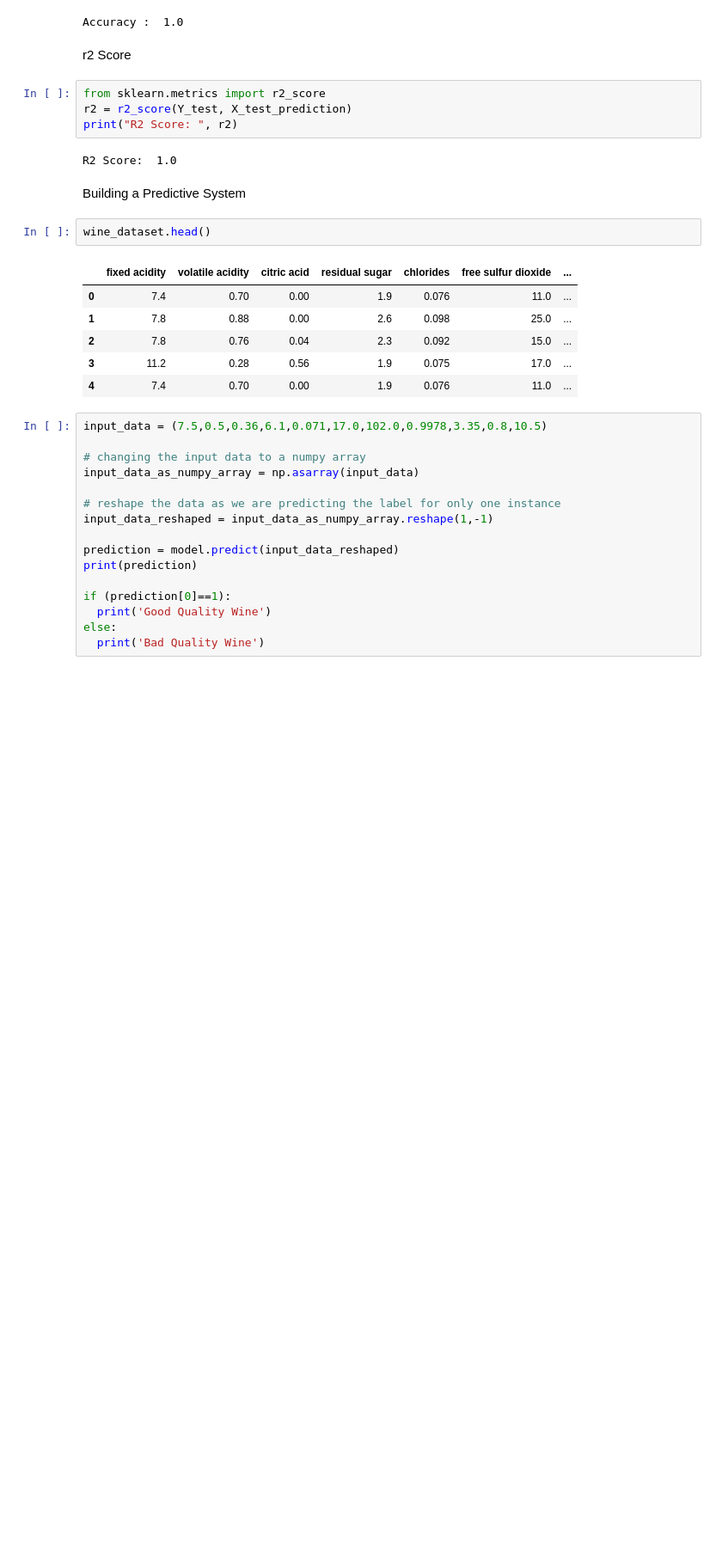
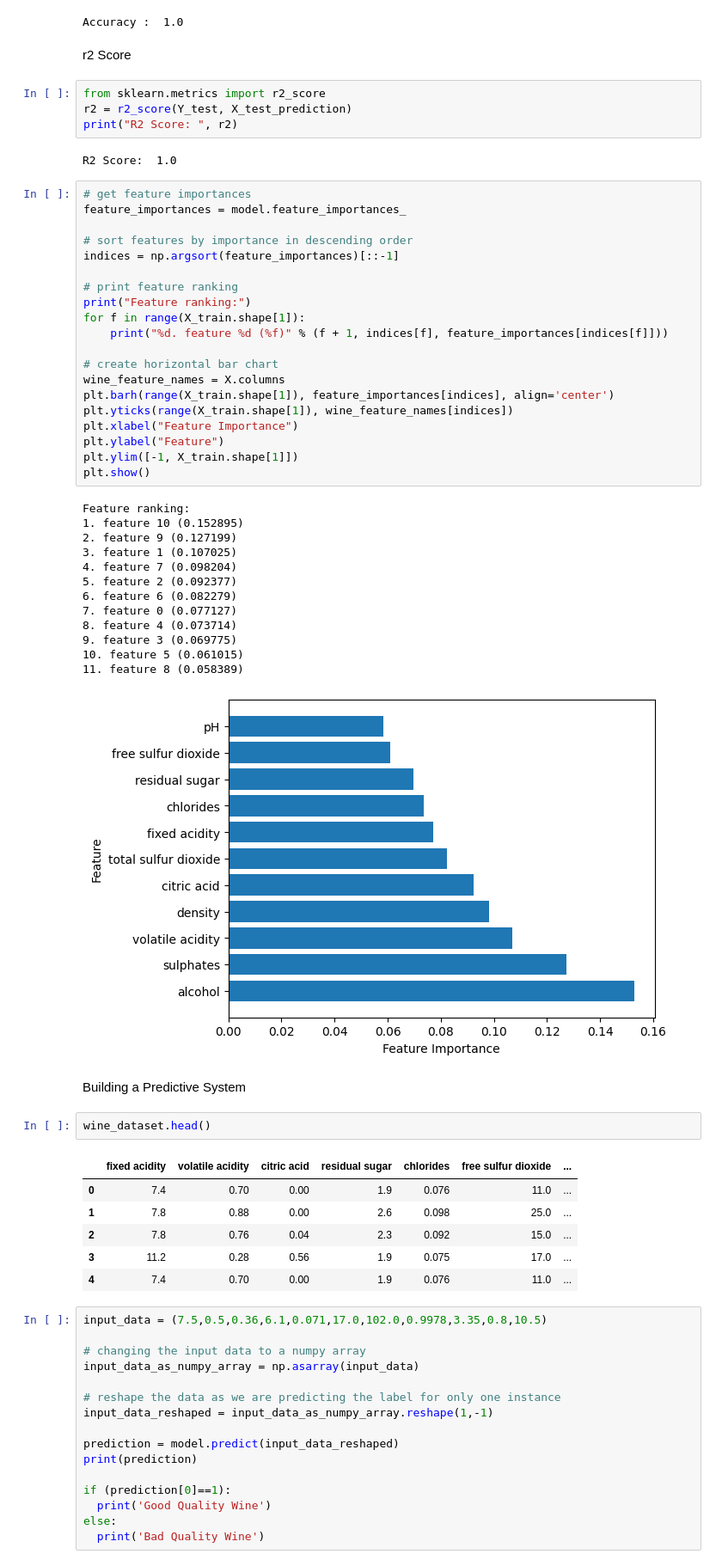
Before and after one commit to SoumyaRanjan-1702/AIDS-Mini-Project-Wine-Quality-Prediction, a Jupyter notebook: wine_quality_prediction.ipynb, the cells around one changed output. Shown at 86% size. Cells and saved outputs as stored; diff of their text form; blank space fills up the shorter version.

```diff
--- a/wine_quality_prediction.ipynb
+++ b/wine_quality_prediction.ipynb
@@ -451,6 +491,40 @@ r2 = r2_score(Y_test, X_test_prediction)
 print("R2 Score: ", r2)
 # %% [output]
 R2 Score:  1.0
+# %%
+# get feature importances
+feature_importances = model.feature_importances_
+
+# sort features by importance in descending order
+indices = np.argsort(feature_importances)[::-1]
+
+# print feature ranking
+print("Feature ranking:")
+for f in range(X_train.shape[1]):
+    print("%d. feature %d (%f)" % (f + 1, indices[f], feature_importances[indices[f]]))
+
+# create horizontal bar chart
+wine_feature_names = X.columns
+plt.barh(range(X_train.shape[1]), feature_importances[indices], align='center')
+plt.yticks(range(X_train.shape[1]), wine_feature_names[indices])
+plt.xlabel("Feature Importance")
+plt.ylabel("Feature")
+plt.ylim([-1, X_train.shape[1]])
+plt.show()
+# %% [output]
+Feature ranking:
+1. feature 10 (0.152895)
+2. feature 9 (0.127199)
+3. feature 1 (0.107025)
+4. feature 7 (0.098204)
+5. feature 2 (0.092377)
+6. feature 6 (0.082279)
+7. feature 0 (0.077127)
+8. feature 4 (0.073714)
+9. feature 3 (0.069775)
+10. feature 5 (0.061015)
+11. feature 8 (0.058389)
+[figure, added]
 # %% [markdown]
 Building a Predictive System
 # %%
```
Also changed, not shown: parts of 14 cells of this notebook, 1 other file.
